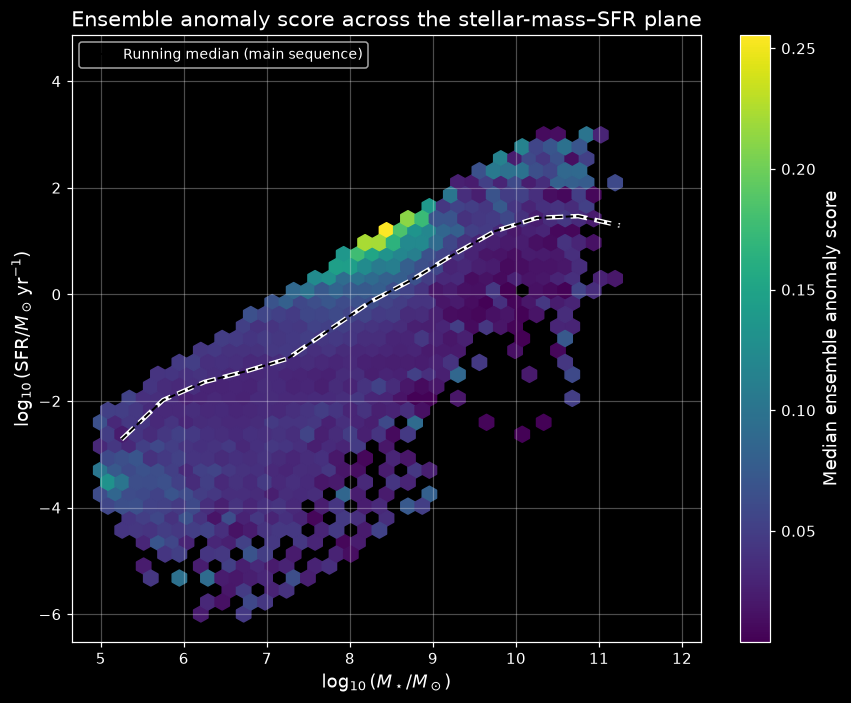
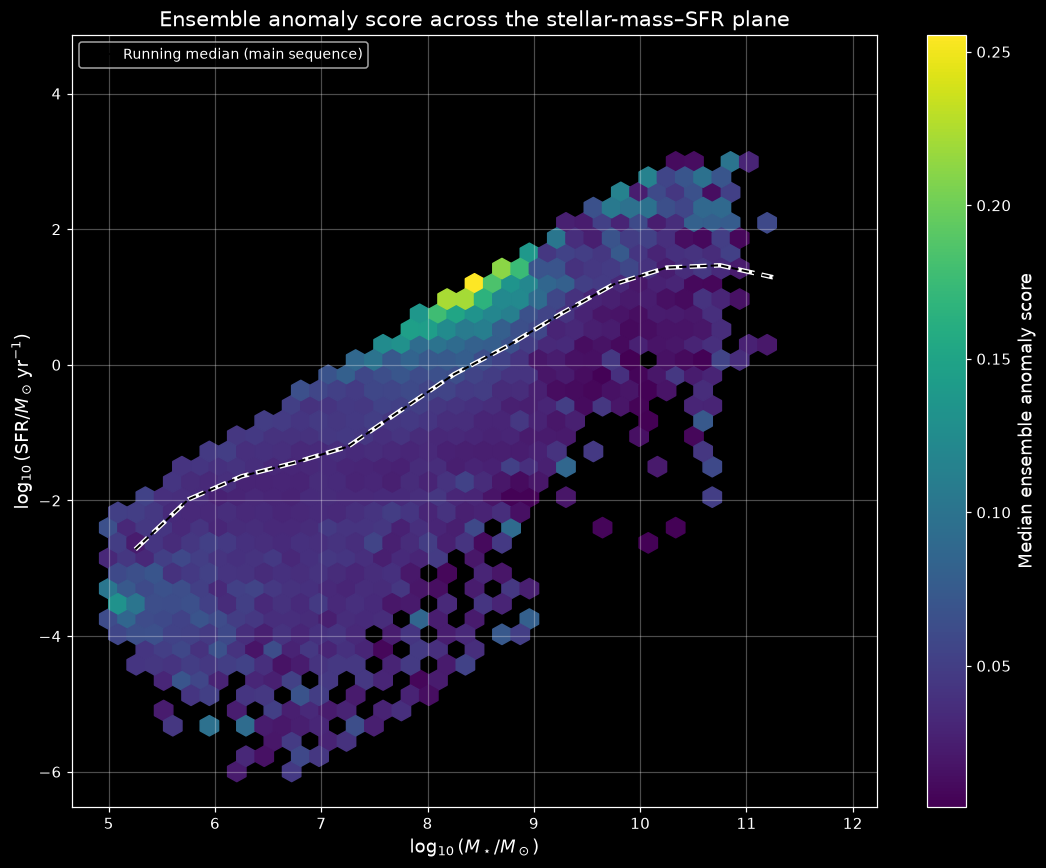
The change to this notebook cell's code, shown as a diff; its figure went from the first image to the second:
--- before
+++ after
@@ -13,5 +13,5 @@
           f"mass/SFR fits before plotting.")
 
-    fig, ax = plt.subplots(figsize=(8, 6.5))
+    fig, ax = plt.subplots(figsize=(10, 8))
     hb = ax.hexbin(
         log_mass[valid], log_sfr[valid], C=ensemble_score[valid],

Commit: fix: set Figure 2's larger size at creation instead of post-hoc